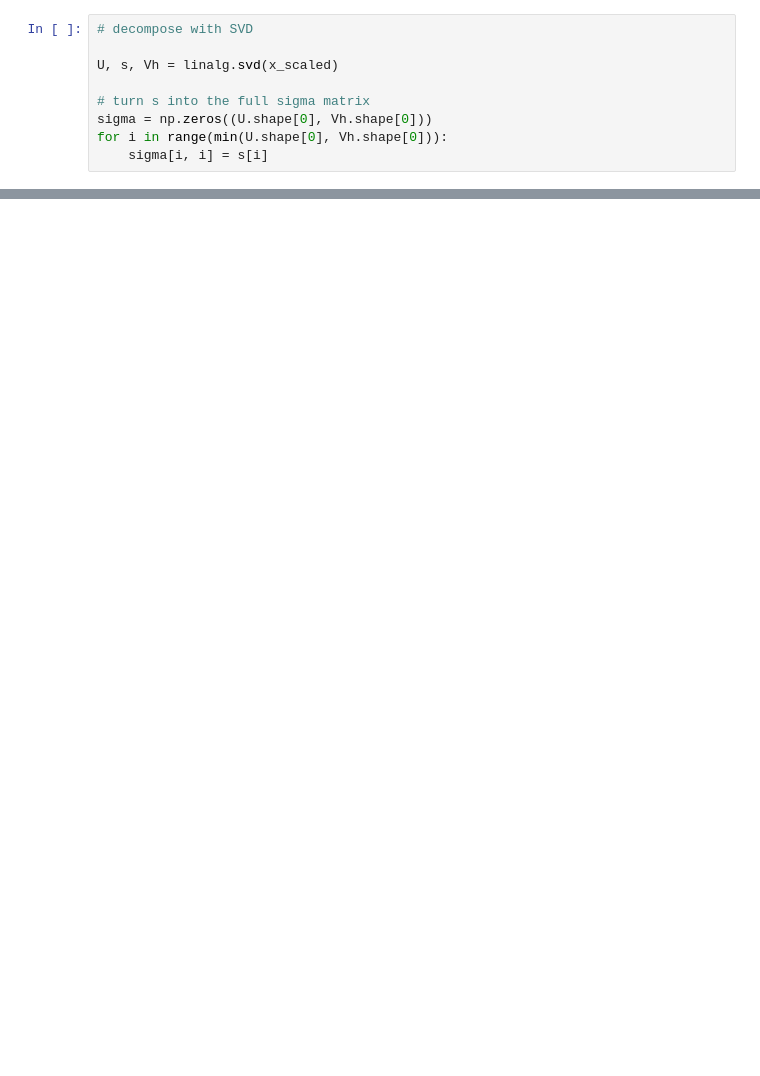
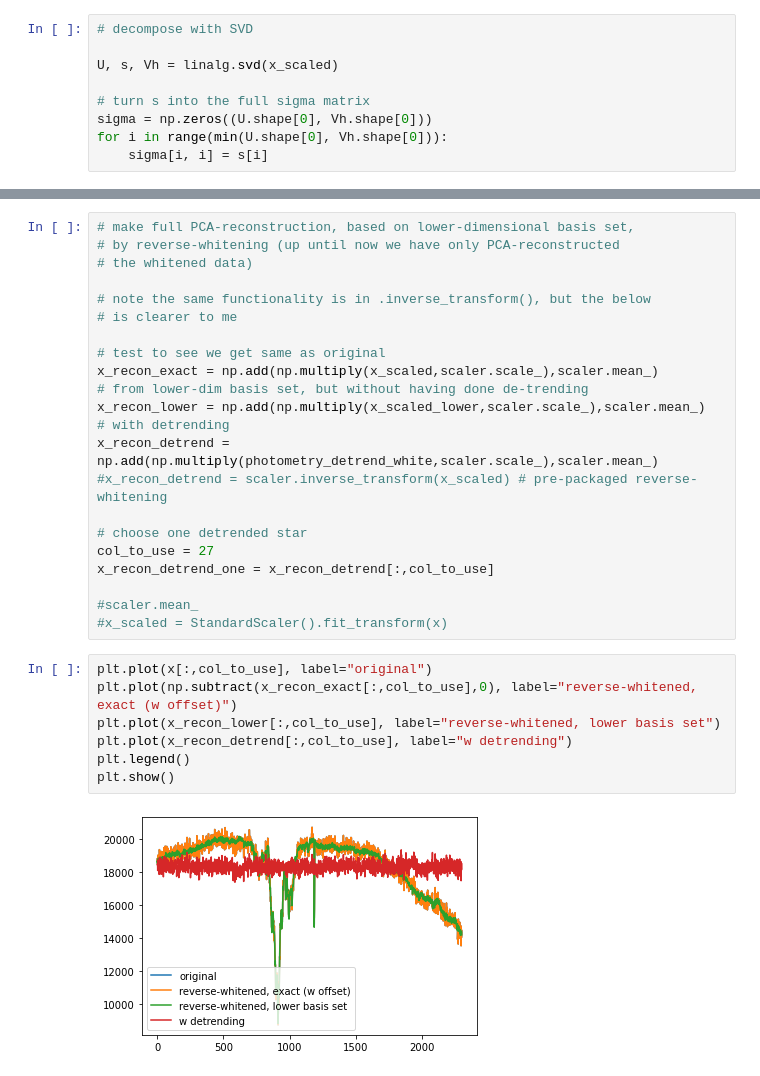
Before and after one commit to mwanakijiji/kriz_projects, a Jupyter notebook: notebooks_for_development/svd_testing.ipynb, the cells around one changed output, grey strips where cells are left out. Cells and saved outputs as stored; diff of their text form; blank space fills up the shorter version.

```diff
--- a/notebooks_for_development/svd_testing.ipynb
+++ b/notebooks_for_development/svd_testing.ipynb
@@ -83,0 +69,31 @@ plt.show()
+# %%
+# make full PCA-reconstruction, based on lower-dimensional basis set,
+# by reverse-whitening (up until now we have only PCA-reconstructed
+# the whitened data)
+
+# note the same functionality is in .inverse_transform(), but the below
+# is clearer to me
+
+# test to see we get same as original
+x_recon_exact = np.add(np.multiply(x_scaled,scaler.scale_),scaler.mean_)
+# from lower-dim basis set, but without having done de-trending
+x_recon_lower = np.add(np.multiply(x_scaled_lower,scaler.scale_),scaler.mean_)
+# with detrending
+x_recon_detrend = np.add(np.multiply(photometry_detrend_white,scaler.scale_),scaler.mean_)
+#x_recon_detrend = scaler.inverse_transform(x_scaled) # pre-packaged reverse-whitening
+
+# choose one detrended star
+col_to_use = 27
+x_recon_detrend_one = x_recon_detrend[:,col_to_use]
+
+#scaler.mean_
+#x_scaled = StandardScaler().fit_transform(x)
+# %%
+plt.plot(x[:,col_to_use], label="original")
+plt.plot(np.subtract(x_recon_exact[:,col_to_use],0), label="reverse-whitened, exact (w offset)")
+plt.plot(x_recon_lower[:,col_to_use], label="reverse-whitened, lower basis set")
+plt.plot(x_recon_detrend[:,col_to_use], label="w detrending")
+plt.legend()
+plt.show()
+# %% [output]
+[figure, added]
```
Also changed, not shown: parts of 8 cells of this notebook.
